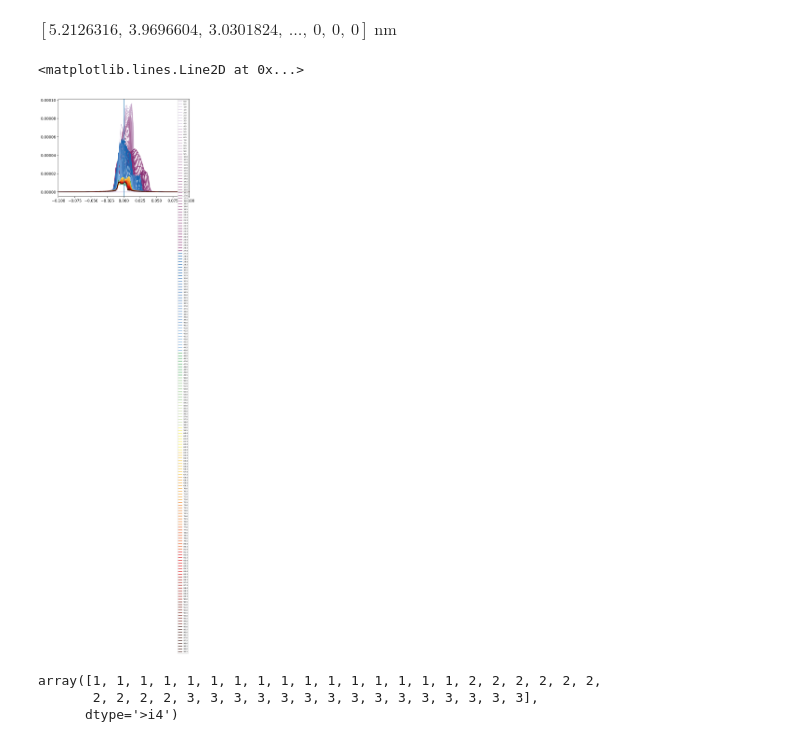
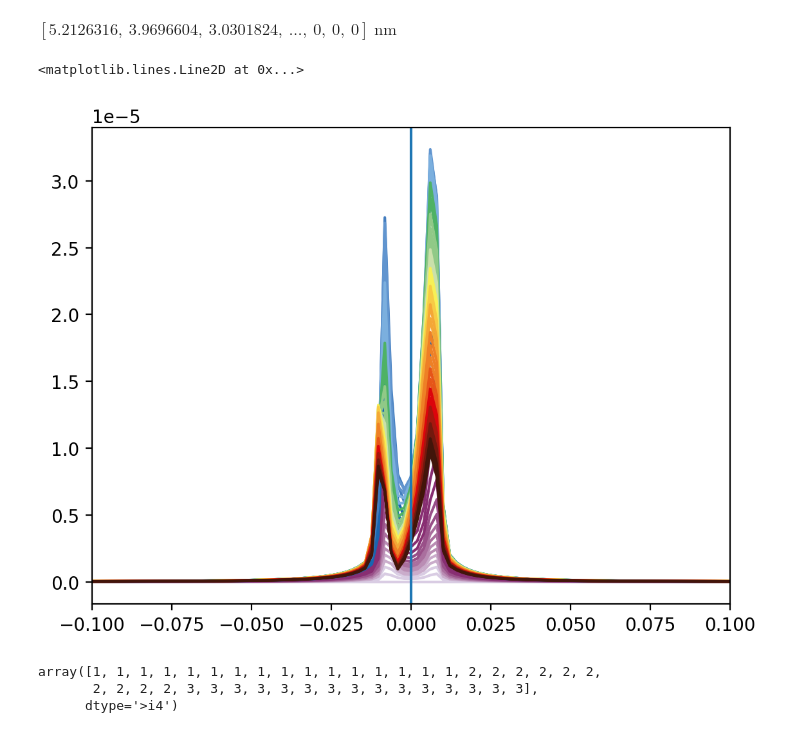
Before and after one commit to coletamburri2112/Flare_Patrol_Analysis, a Jupyter notebook: NOTEBOOKS/RADYN_evolve_testing.ipynb, the cells around one changed output. Cells and saved outputs as stored; diff of their text form; code cells hidden in the pictures.

```diff
--- a/NOTEBOOKS/RADYN_evolve_testing.ipynb
+++ b/NOTEBOOKS/RADYN_evolve_testing.ipynb
@@ -123,7 +123,9 @@ ntw=45 # DKIST NTW
 #filename_updatedradyn = '/Users/coletamburri/Desktop/11Aug2024_Cclass_d_proton.sav'
 #filename_updatedradyn = '/Users/coletamburri/Desktop/run_11Aug2024_Cclass_a_bigA.sav'
 #filename_updatedradyn = '/Users/coletamburri/Desktop/11Aug2024_final_ab_wRC.sav'
-filename_updatedradyn = '/Users/coletamburri/Desktop/11Aug2024_regiond_final.sav'
+#filename_updatedradyn = '/Users/coletamburri/Desktop/11Aug2024_regiond_final.sav'
+#filename_updatedradyn = '/Users/coletamburri/Desktop/RADYN_Runs_SCPed/run_11Aug2024_Cclass_therm.sav'
+filename_updatedradyn ='/Users/coletamburri/Desktop/RADYN_Runs_SCPed/11Aug2024_EBruns_final_wRC/gentle_evap_test.sav'
 readradyn = readsav(filename_updatedradyn)
 
 
@@ -160,0 +163,5 @@ for i in range(5):
+# %%
+fig,ax=plt.subplots(1,5,figsize=(15,10));
+for i in range(5):
+    ax.flatten()[i].pcolormesh(outintt[:,4,i,1:nq[4]]-outintt[0,4,i,1:nq[4]])
+    ax.flatten()[i].set_ylim([0,70])
@@ -260,23 +269,23 @@ wavelengths
 # %% [output]
 $[5.2126316,~3.9696604,~3.0301824,~\dots,~0,~0,~0] \; \mathrm{nm}$
 # %%
-samples = np.arange(0,200,1)
+samples = np.arange(0,49,1)
 
 fig,ax=plt.subplots(dpi=200)
 
 numcolor = len(samples)
 maps = tol_colors.tol_cmap(colormap='rainbow_discrete',lut=numcolor)
 cmap_choice2 = maps(np.linspace(0,1,numcolor))
 
 for i in range(len(samples)):
     ax.plot(wavelengths[0:100],headon_caii[samples[i],:]-headon_caii[0,:],c=cmap_choice2[i],label=timet[i])
-ax.legend(fontsize=5)
+#ax.legend(fontsize=5)
 ax.set_xlim([-.1,.1])
 ax.axvline(0)
 #ax.invert_xaxis()
 # %% [output]
 <matplotlib.lines.Line2D at 0x...>
-[figure, old version]
+[figure, new version]
 # %%
 iel
 # %% [output]
```
Also changed, not shown: parts of 16 cells of this notebook, 5 other files.
